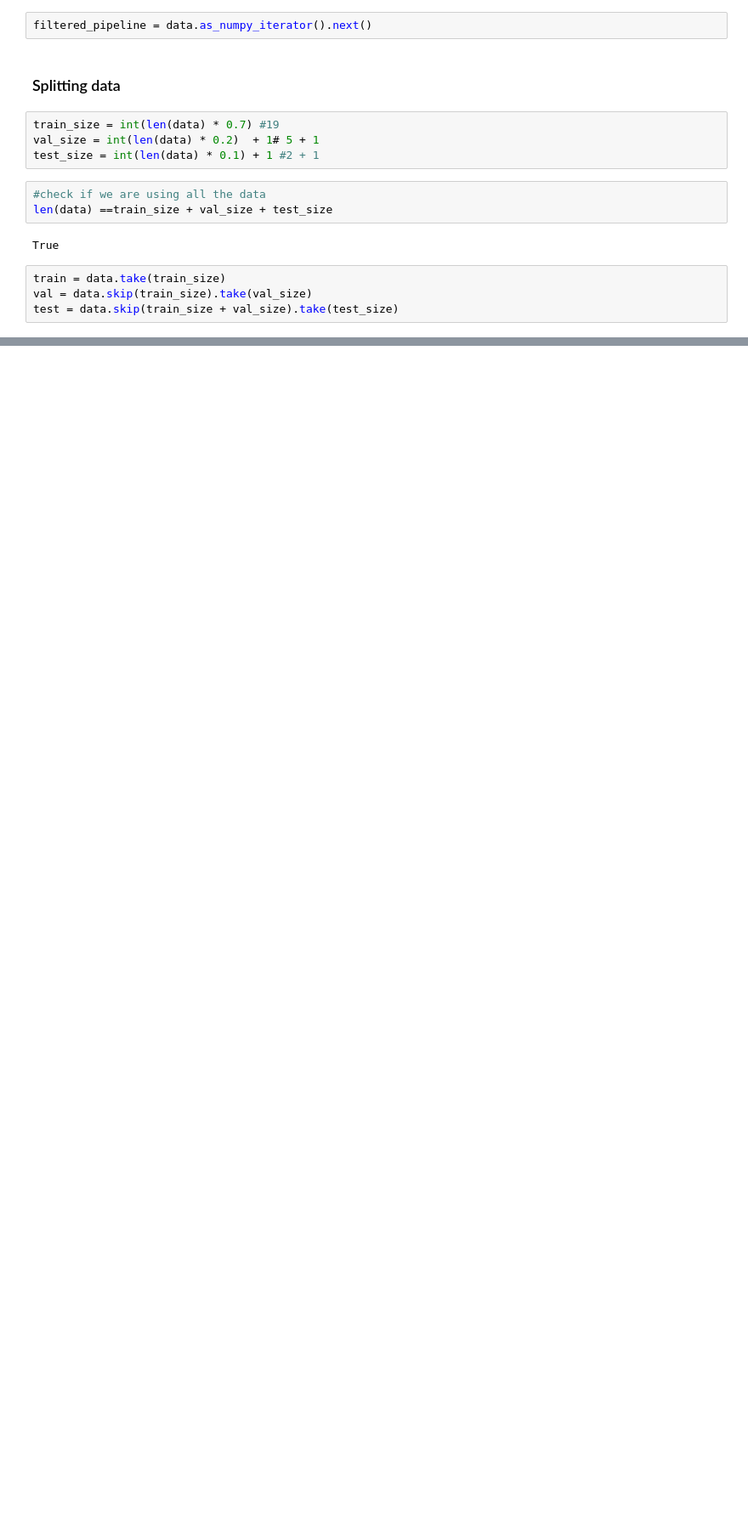
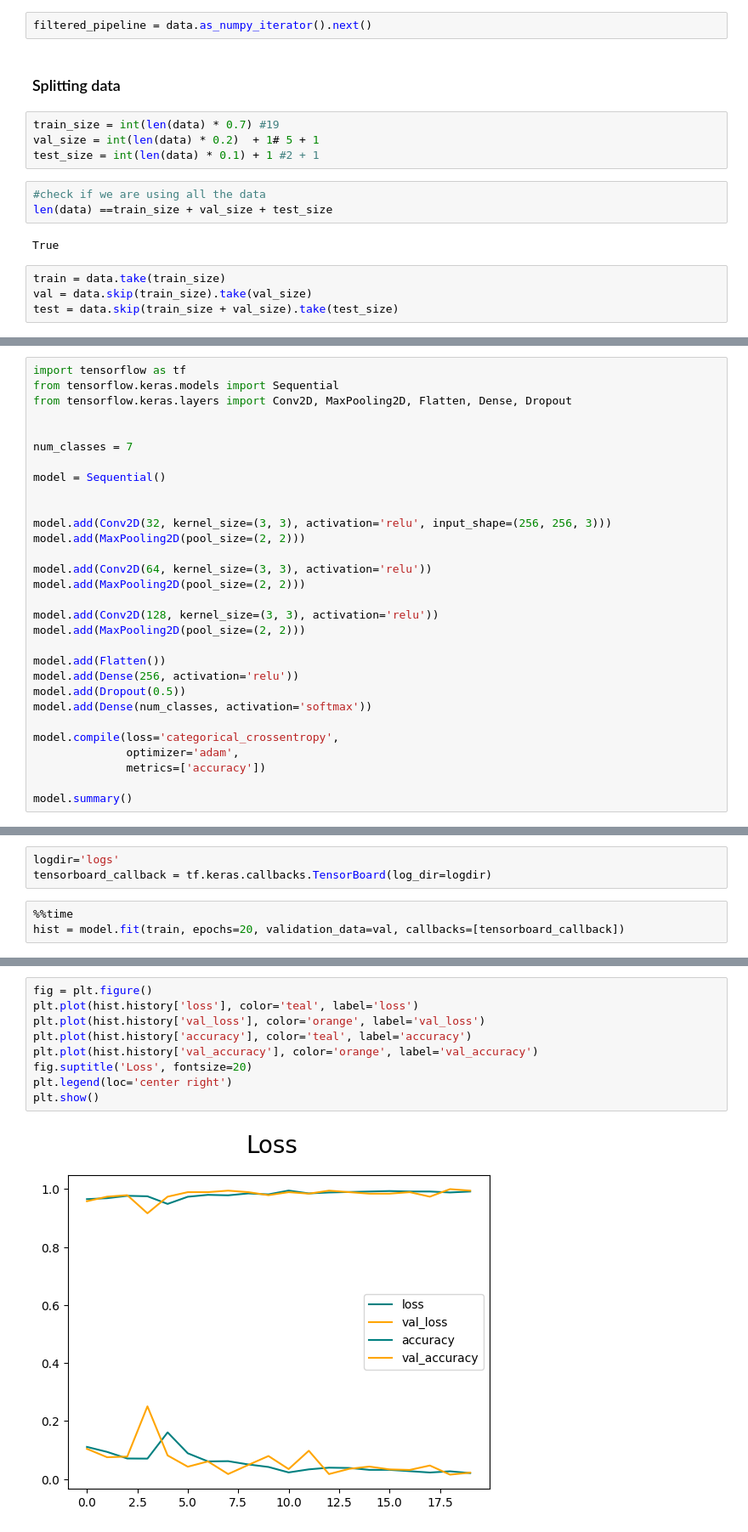
Before and after one commit to Rukun-Aaron/Pest_classification, a Jupyter notebook: pest_model.ipynb, the cells around one changed output, grey strips where cells are left out. Shown at 85% size. Drawn from its saved outputs; the diff is of its cells as text; blank space fills up the shorter version.

Commit message:
added and trained pest detection model

```diff
--- a/pest_model.ipynb
+++ b/pest_model.ipynb
@@ -152,0 +174,30 @@ test = data.skip(train_size + val_size).take(test_size)
+# %%
+import tensorflow as tf
+from tensorflow.keras.models import Sequential
+from tensorflow.keras.layers import Conv2D, MaxPooling2D, Flatten, Dense, Dropout
+
+
+num_classes = 7
+
+model = Sequential()
+
+
+model.add(Conv2D(32, kernel_size=(3, 3), activation='relu', input_shape=(256, 256, 3)))
+model.add(MaxPooling2D(pool_size=(2, 2)))
+
+model.add(Conv2D(64, kernel_size=(3, 3), activation='relu'))
+model.add(MaxPooling2D(pool_size=(2, 2)))
+
+model.add(Conv2D(128, kernel_size=(3, 3), activation='relu'))
+model.add(MaxPooling2D(pool_size=(2, 2)))
+
+model.add(Flatten())
+model.add(Dense(256, activation='relu'))
+model.add(Dropout(0.5))
+model.add(Dense(num_classes, activation='softmax'))
+
+model.compile(loss='categorical_crossentropy',
+              optimizer='adam',
+              metrics=['accuracy'])
+
+model.summary()
@@ -152,0 +242,6 @@ test = data.skip(train_size + val_size).take(test_size)
+# %%
+logdir='logs'
+tensorboard_callback = tf.keras.callbacks.TensorBoard(log_dir=logdir)
+# %%
+%%time
+hist = model.fit(train, epochs=20, validation_data=val, callbacks=[tensorboard_callback])
@@ -152,0 +268,11 @@ test = data.skip(train_size + val_size).take(test_size)
+# %%
+fig = plt.figure()
+plt.plot(hist.history['loss'], color='teal', label='loss')
+plt.plot(hist.history['val_loss'], color='orange', label='val_loss')
+plt.plot(hist.history['accuracy'], color='teal', label='accuracy')
+plt.plot(hist.history['val_accuracy'], color='orange', label='val_accuracy')
+fig.suptitle('Loss', fontsize=20)
+plt.legend(loc='center right')
+plt.show()
+# %% [output]
+[figure, added]
```
Also changed, not shown: parts of 16 cells of this notebook, 19 other files.
